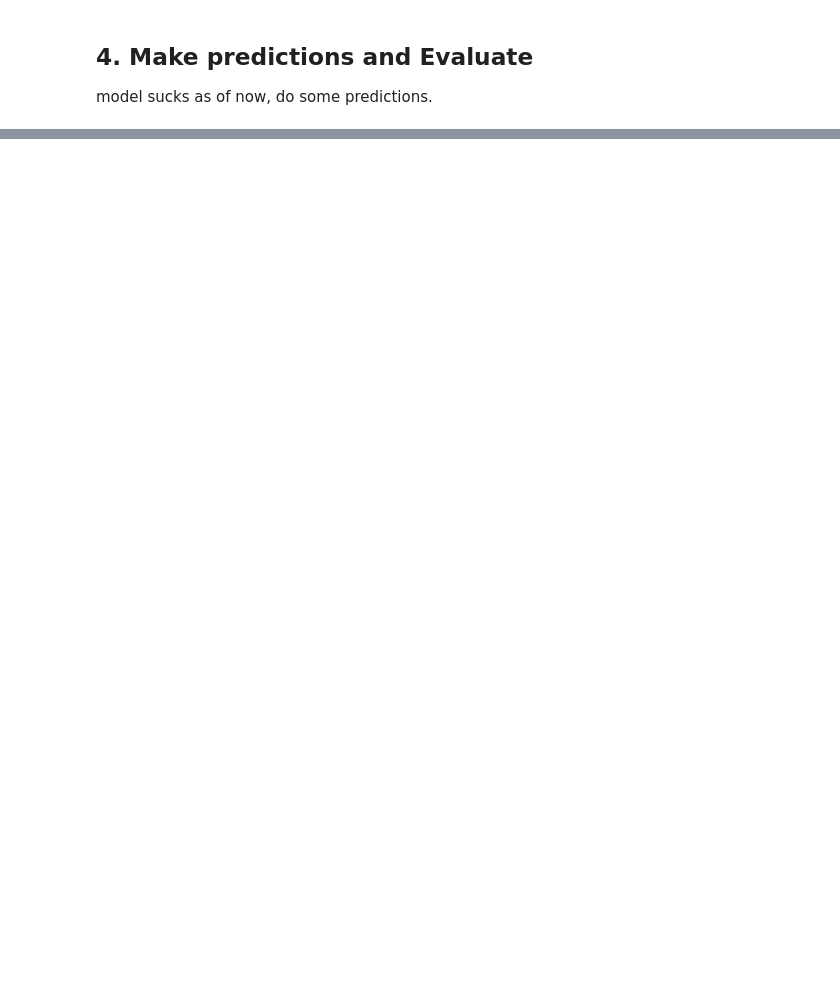
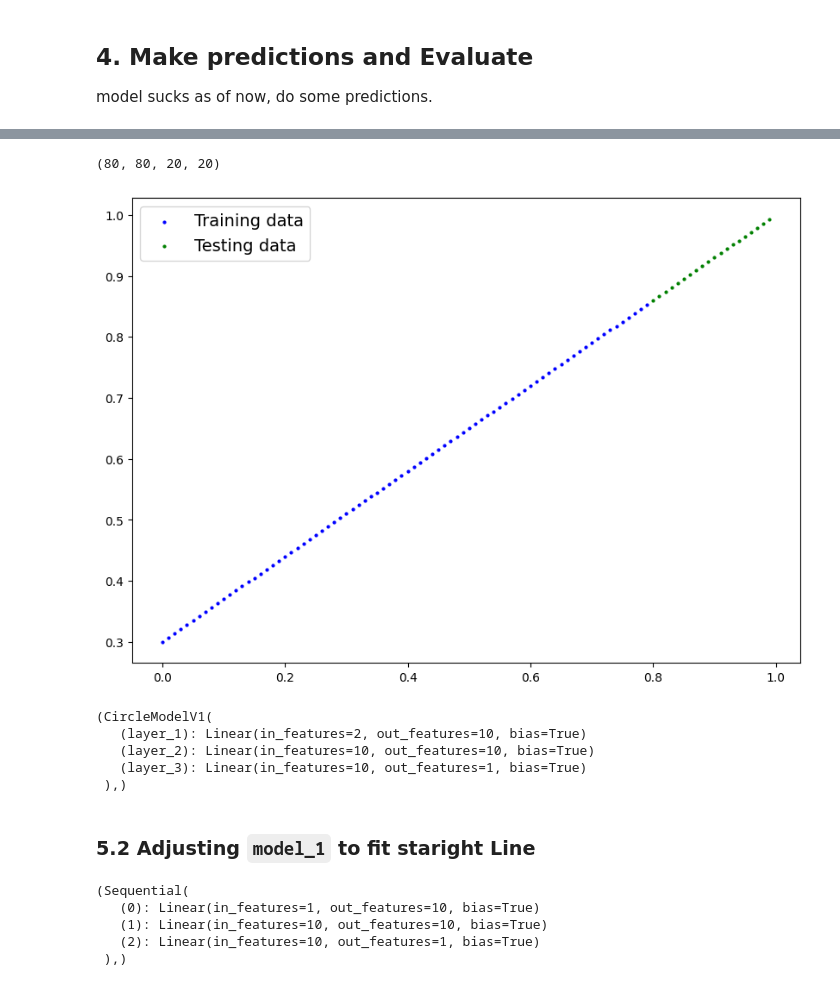
Before and after one commit to dionysus98/l_torch, a Jupyter notebook: 02_torch_neural_network_classification.ipynb, the cells around one changed output, grey strips where cells are left out. Cells and saved outputs as stored; diff of their text form; code cells hidden in the pictures; blank space fills up the shorter version.

```diff
--- a/02_torch_neural_network_classification.ipynb
+++ b/02_torch_neural_network_classification.ipynb
@@ -347,0 +437,11 @@ plot_decision_boundary(model_0, X_test, y_test)
+# %%
+w = 0.7
+b = 0.3
+start = 0
+end = 1
+step = 0.01
+
+X_regression = torch.arange(start,end,step).unsqueeze(1)
+y_regression = w * X_regression + b
+
+X_regression[:5], y_regression[:5],
@@ -347,0 +459,42 @@ plot_decision_boundary(model_0, X_test, y_test)
+# %%
+## create train and test split
+
+train_split = int(0.8 * len(X_regression))
+X_train_reg, y_train_reg = X_regression[:train_split], y_regression[:train_split],
+X_test_reg, y_test_reg = X_regression[train_split:], y_regression[train_split:],
+
+len(X_train_reg), len(y_train_reg), len(X_test_reg), len(y_test_reg),
+# %% [output]
+(80, 80, 20, 20)
+# %%
+from helper_functions import plot_predictions
+
+plot_predictions(train_data=X_train_reg, train_labels=y_train_reg
+                 ,test_data=X_test_reg, test_labels=y_test_reg
+                 )
+# %% [output]
+[figure, added]
+# %%
+model_1,
+# %% [output]
+(CircleModelV1(
+   (layer_1): Linear(in_features=2, out_features=10, bias=True)
+   (layer_2): Linear(in_features=10, out_features=10, bias=True)
+   (layer_3): Linear(in_features=10, out_features=1, bias=True)
+ ),)
+# %% [markdown]
+### 5.2 Adjusting `model_1` to fit staright Line
+# %%
+model_2 = nn.Sequential(
+    nn.Linear(in_features=1, out_features=10),
+    nn.Linear(in_features=10, out_features=10),
+    nn.Linear(in_features=10, out_features=1),
+).to(device)
+
+model_2,
+# %% [output]
+(Sequential(
+   (0): Linear(in_features=1, out_features=10, bias=True)
+   (1): Linear(in_features=10, out_features=10, bias=True)
+   (2): Linear(in_features=10, out_features=1, bias=True)
+ ),)
```
Also changed, not shown: parts of 65 cells of this notebook.
